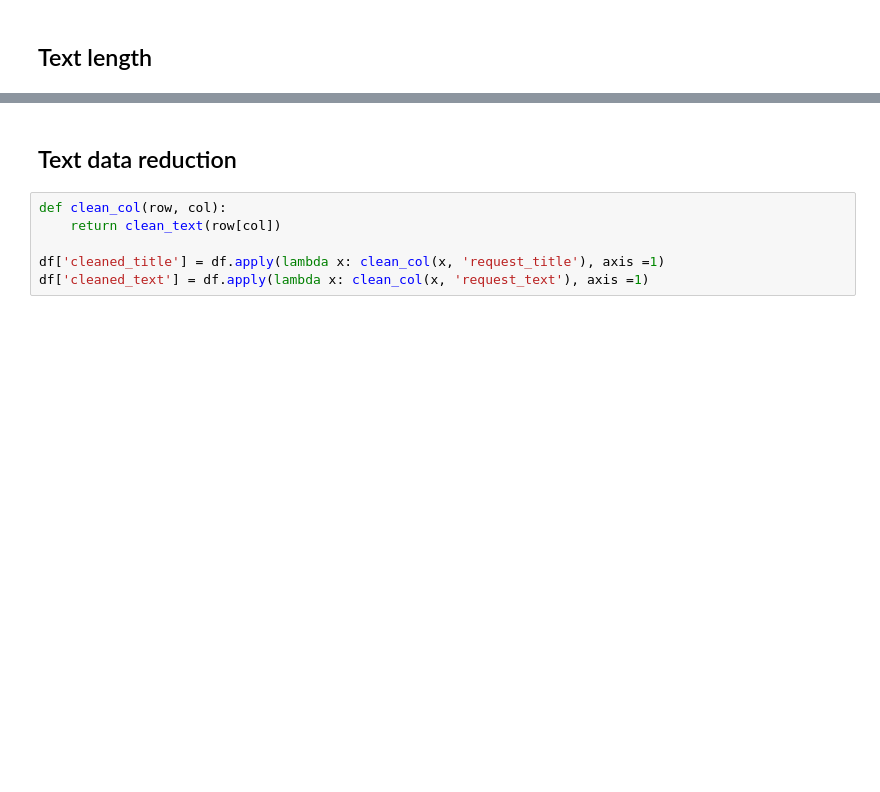
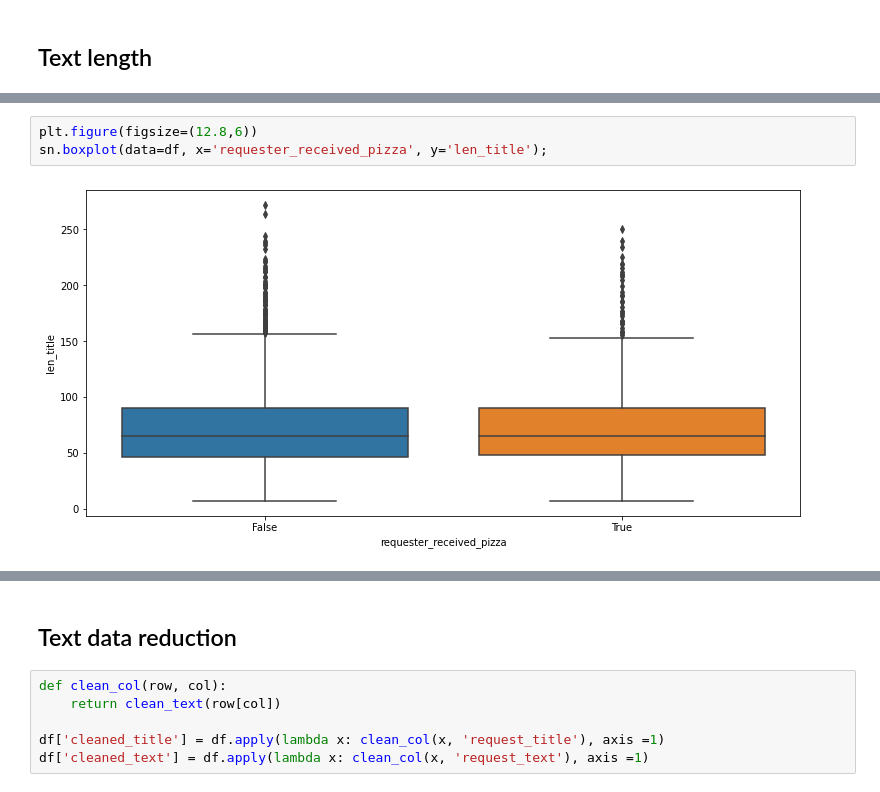
Before and after one commit to leihuayi/AltruisticPizzaPrediction, a Jupyter notebook: research/explore_data.ipynb, the cells around one changed output, grey strips where cells are left out. Cells and saved outputs as stored; diff of their text form; blank space fills up the shorter version.

```diff
--- a/research/explore_data.ipynb
+++ b/research/explore_data.ipynb
@@ -180 +273,6 @@ dftxt['len_title'].plot.hist(bins=20)
+# %%
+plt.figure(figsize=(12.8,6))
+sn.boxplot(data=df, x='requester_received_pizza', y='len_title');
+# %% [output]
+[figure, added]
 # %%
```
Also changed, not shown: parts of 27 cells of this notebook.
